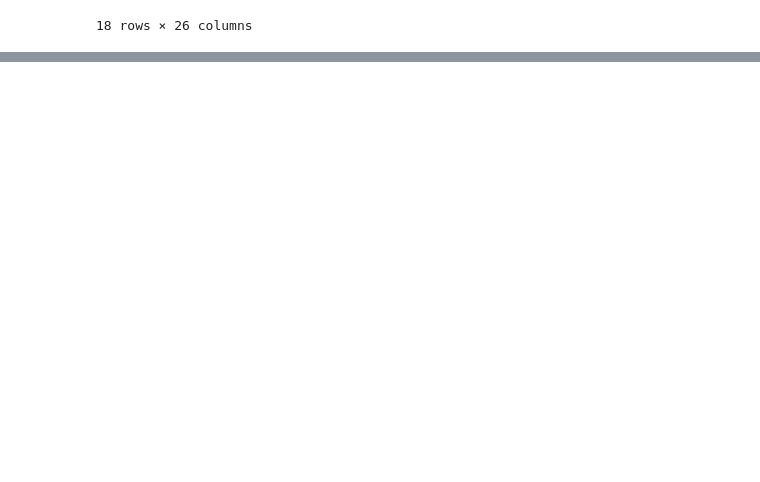
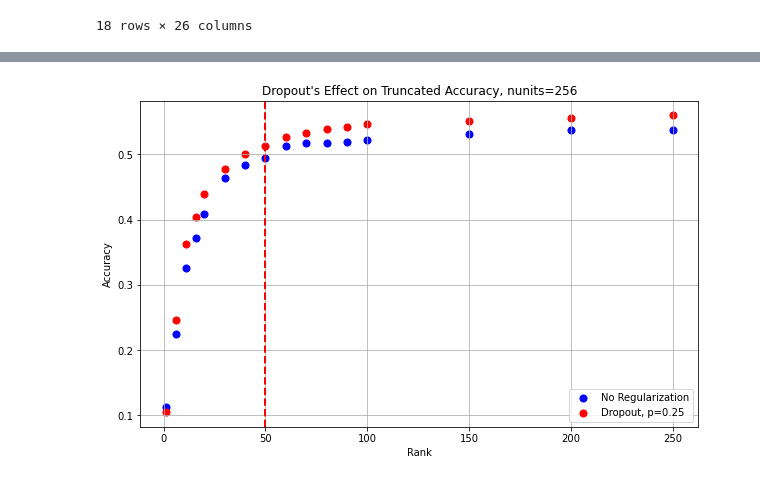
Before and after one commit to henryscheible/cs89finalproject, a Jupyter notebook: regularization_plots.ipynb, the cells around one changed output, grey strips where cells are left out. Drawn from its saved outputs; the diff is of its cells as text; code cells hidden in the pictures; blank space fills up the shorter version.

Commit message:
add regularization figures

```diff
--- a/regularization_plots.ipynb
+++ b/regularization_plots.ipynb
@@ -49,10 +55,7 @@ reg_models_df
 # %%
-from types import SimpleNamespace
-reg_models_df["rank"] = [0] * len(reg_models_df)
-
-for i in list(range(len(reg_models_df))):
+for i in [0, 1, 3, 9, 10, 12]:
     print(f"Compressing Model {i}")
-    for rank in tqdm(range(5, reg_models_df.loc[i]["nunits"])):
+    for rank in tqdm(list(range(1, 20, 5)) + list(range(20, 100, 10)) + list(range(100, 256, 50)) + list(range(300, reg_models_df.loc[i]["nunits"], 100))):
         args = SimpleNamespace(checkpoint_path=reg_models_df.loc[i]["checkpoint_path"], rank=rank)
         val_acc = main(args)
         reg_models_df.loc[len(reg_models_df)] = reg_models_df.loc[i]
@@ -96,0 +168,2 @@ Files already downloaded and verified
+# %%
+reg_models_df = reg_models_df.loc[0:281]
@@ -96,0 +186,3 @@ Files already downloaded and verified
+# %%
+baseline_256 = reg_models_df.loc[(reg_models_df["Unnamed: 0"] == 0) & (reg_models_df["rank"] != 0)]
+baseline_256
@@ -96,0 +208,3 @@ Files already downloaded and verified
+# %%
+dropout_256 = reg_models_df.loc[(reg_models_df["Unnamed: 0"] == 1) & (reg_models_df["rank"] != 0)]
+dropout_256
@@ -96,0 +230,13 @@ Files already downloaded and verified
+# %%
+plt.figure(figsize=(10, 6))
+plt.scatter(baseline_256["rank"], baseline_256["val_acc"], color='blue', s=50, label="No Regularization")
+plt.scatter(dropout_256["rank"], dropout_256["val_acc"], color="red", s=50, label="Dropout, p=0.25")
+plt.title(f"Dropout's Effect on Truncated Accuracy, nunits=256")
+plt.xlabel('Rank')
+plt.axvline(x=50, color='red', linestyle='--', linewidth=2)
+plt.ylabel('Accuracy')
+plt.grid(True)
+plt.legend()
+plt.savefig("./figures/Dropout_256.png", dpi=600)
+# %% [output]
+[figure, added]
```
Also changed, not shown: parts of 12 cells of this notebook, 7 other files.
